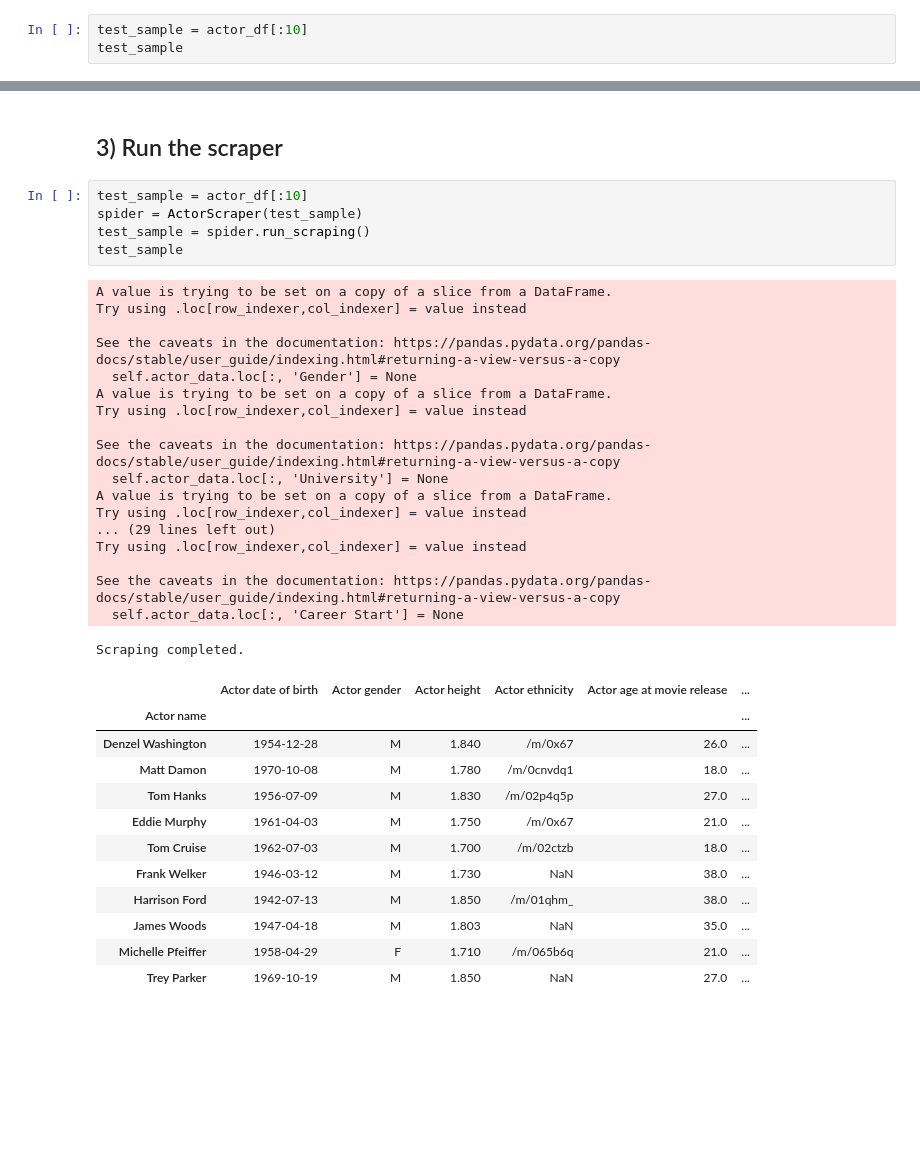
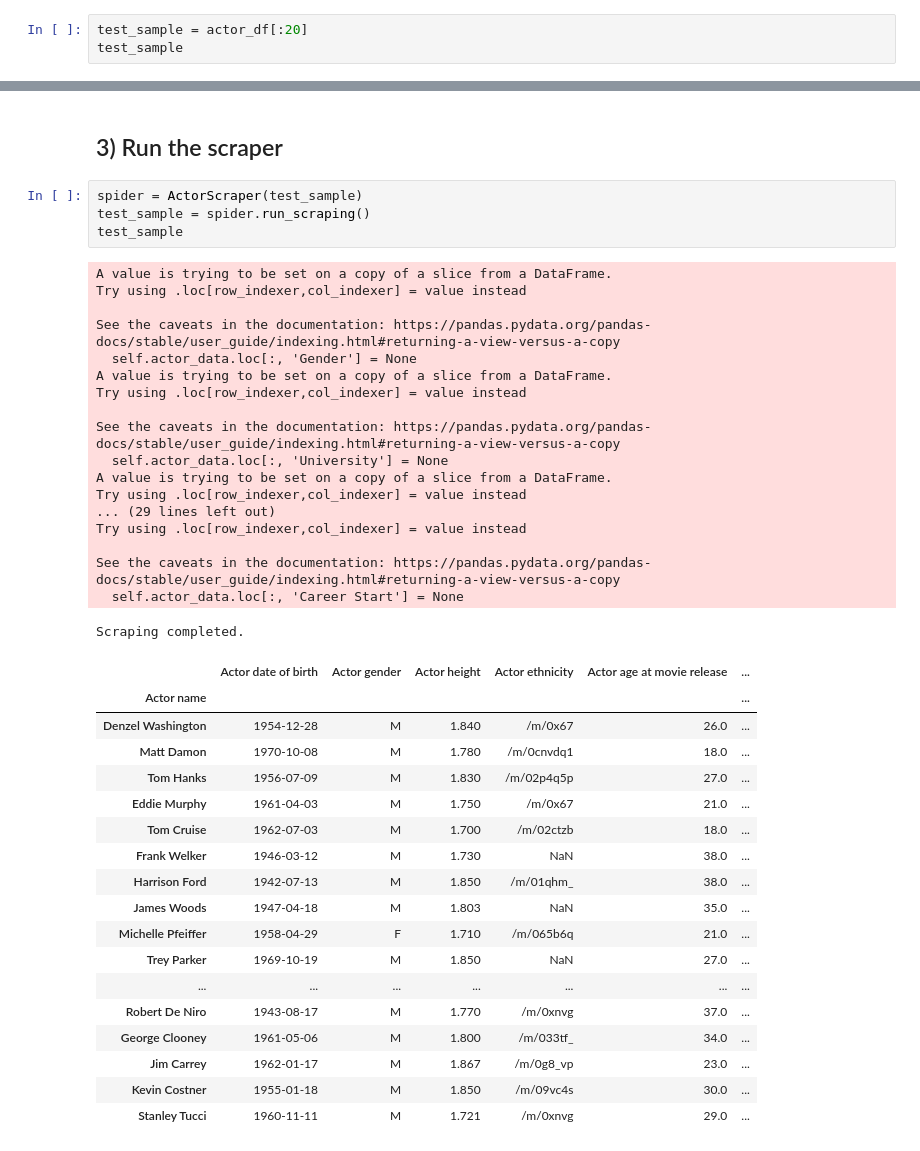
Before and after one commit to epfl-ada/ada-2024-project-sigma-squad, a Jupyter notebook: actor_data_completion.ipynb, the cells around one changed output, grey strips where cells are left out. Drawn from its saved outputs; the diff is of its cells as text; blank space fills up the shorter version.

```diff
--- a/actor_data_completion.ipynb
+++ b/actor_data_completion.ipynb
@@ -28,7 +28,7 @@ actor_df
 # %% [markdown]
 ## 2) Set sample size
 # %%
-test_sample = actor_df[:10]
+test_sample = actor_df[:20]
 test_sample
 # %% [output]
 |  | Actor date of birth | Actor gender | Actor height | Actor ethnicity | Actor age at movie release | ... |
@@ -46,7 +52,6 @@ test_sample
 # %% [markdown]
 ## 3) Run the scraper
 # %%
-test_sample = actor_df[:10]
 spider = ActorScraper(test_sample)
 test_sample = spider.run_scraping()
 test_sample
@@ -54,30 +59,36 @@ test_sample
 A value is trying to be set on a copy of a slice from a DataFrame.
 Try using .loc[row_indexer,col_indexer] = value instead
 
 See the caveats in the documentation: https://pandas.pydata.org/pandas-docs/stable/user_guide/indexing.html#returning-a-view-versus-a-copy
   self.actor_data.loc[:, 'Gender'] = None
 A value is trying to be set on a copy of a slice from a DataFrame.
 Try using .loc[row_indexer,col_indexer] = value instead
 
 See the caveats in the documentation: https://pandas.pydata.org/pandas-docs/stable/user_guide/indexing.html#returning-a-view-versus-a-copy
   self.actor_data.loc[:, 'University'] = None
 A value is trying to be set on a copy of a slice from a DataFrame.
 Try using .loc[row_indexer,col_indexer] = value instead
 ... (29 lines left out)
 Try using .loc[row_indexer,col_indexer] = value instead
 
 See the caveats in the documentation: https://pandas.pydata.org/pandas-docs/stable/user_guide/indexing.html#returning-a-view-versus-a-copy
   self.actor_data.loc[:, 'Career Start'] = None
 Scraping completed.
 |  | Actor date of birth | Actor gender | Actor height | Actor ethnicity | Actor age at movie release | ... |
 | Actor name |  |  |  |  |  | ... |
 | Denzel Washington | 1954-12-28 | M | 1.840 | /m/0x67 | 26.0 | ... |
 | Matt Damon | 1970-10-08 | M | 1.780 | /m/0cnvdq1 | 18.0 | ... |
 | Tom Hanks | 1956-07-09 | M | 1.830 | /m/02p4q5p | 27.0 | ... |
 | Eddie Murphy | 1961-04-03 | M | 1.750 | /m/0x67 | 21.0 | ... |
 | Tom Cruise | 1962-07-03 | M | 1.700 | /m/02ctzb | 18.0 | ... |
 | Frank Welker | 1946-03-12 | M | 1.730 | NaN | 38.0 | ... |
 | Harrison Ford | 1942-07-13 | M | 1.850 | /m/01qhm_ | 38.0 | ... |
 | James Woods | 1947-04-18 | M | 1.803 | NaN | 35.0 | ... |
 | Michelle Pfeiffer | 1958-04-29 | F | 1.710 | /m/065b6q | 21.0 | ... |
 | Trey Parker | 1969-10-19 | M | 1.850 | NaN | 27.0 | ... |
+| ... | ... | ... | ... | ... | ... | ... |
+| Robert De Niro | 1943-08-17 | M | 1.770 | /m/0xnvg | 37.0 | ... |
+| George Clooney | 1961-05-06 | M | 1.800 | /m/033tf_ | 34.0 | ... |
+| Jim Carrey | 1962-01-17 | M | 1.867 | /m/0g8_vp | 23.0 | ... |
+| Kevin Costner | 1955-01-18 | M | 1.850 | /m/09vc4s | 30.0 | ... |
+| Stanley Tucci | 1960-11-11 | M | 1.721 | /m/0xnvg | 29.0 | ... |
```
Also changed, not shown: parts of 1 cell of this notebook, 1 other file.
